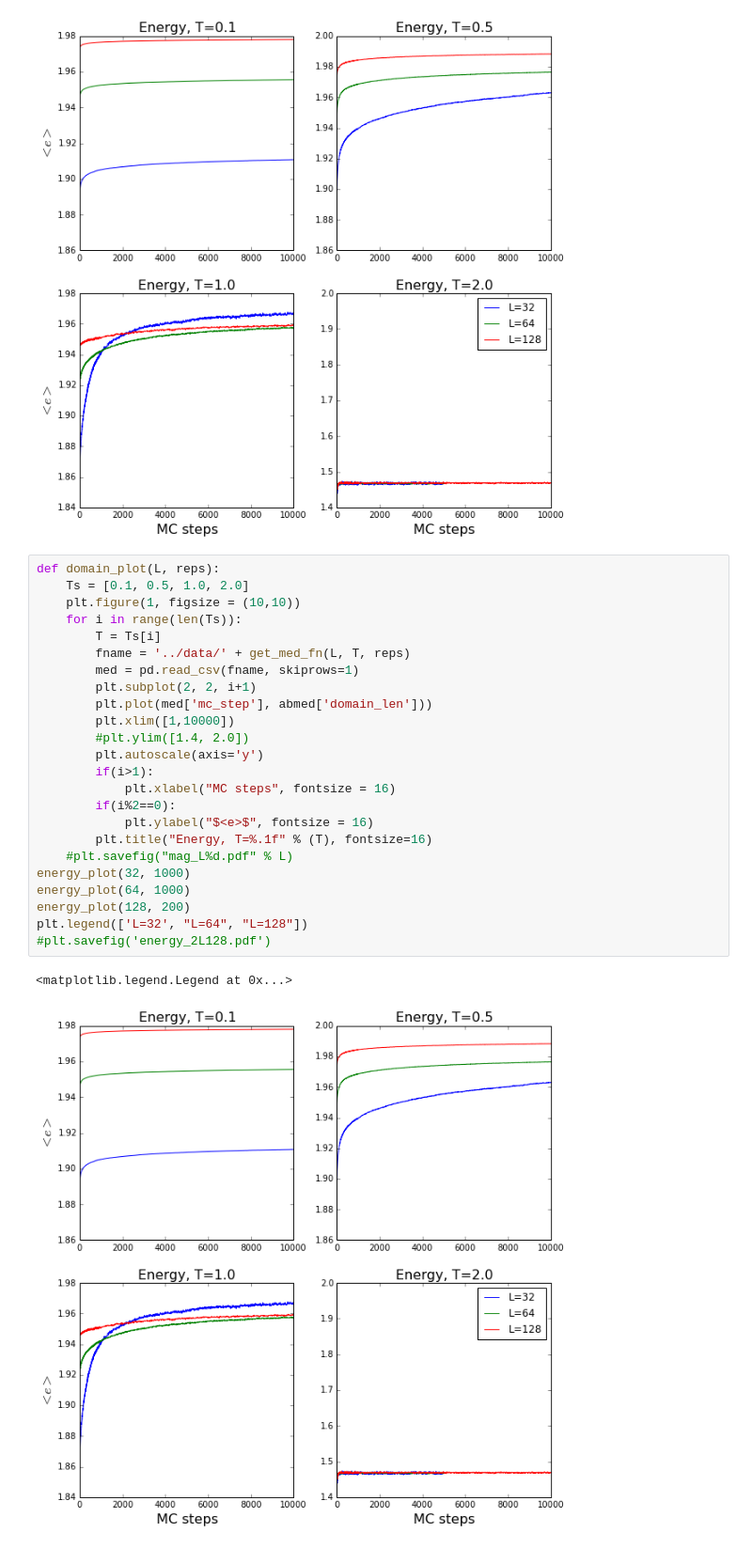
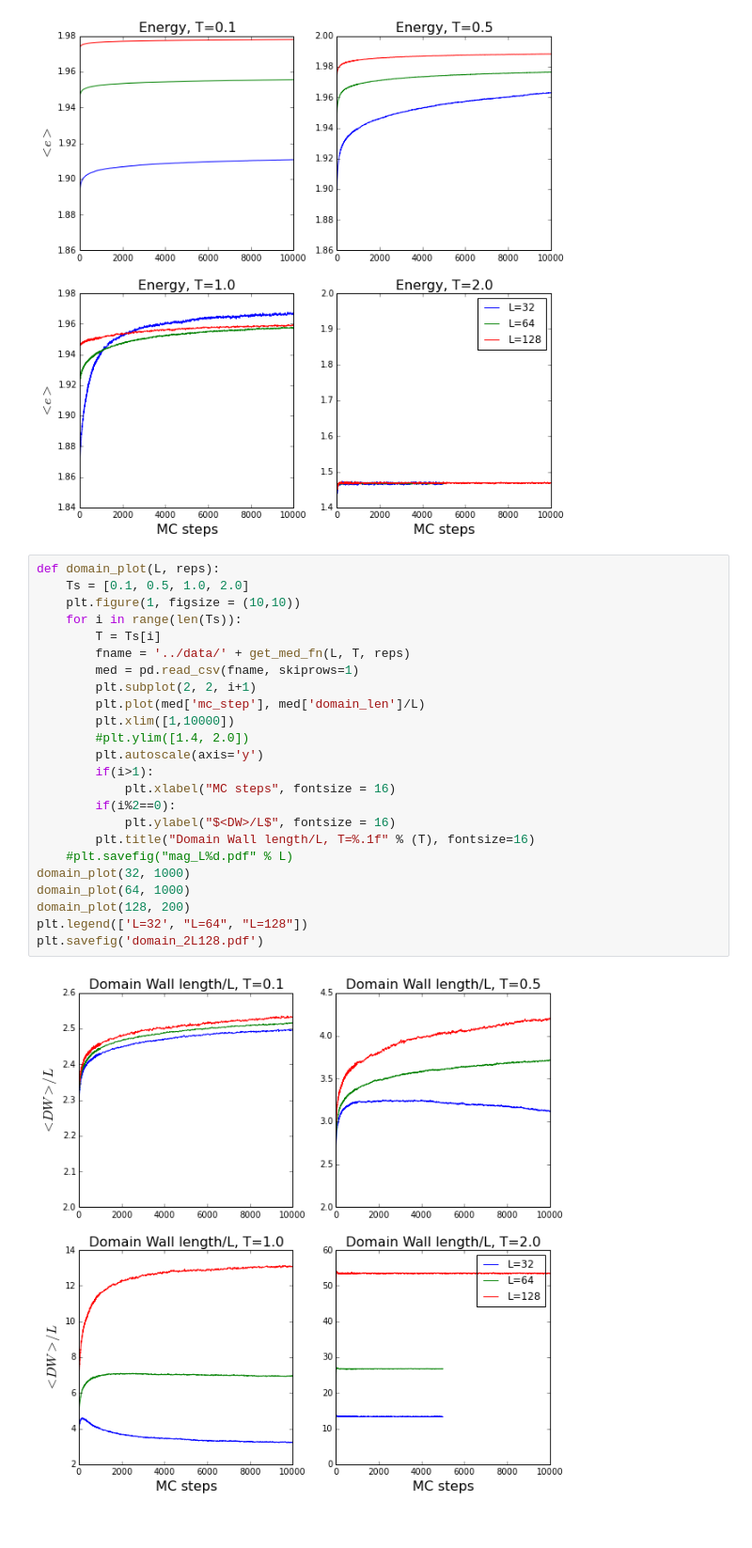
Before and after one commit to seanxiangcheng/RFIM_Simulation, a Jupyter notebook: figs_code/med_spin_plots.py.ipynb, the cells around one changed output. Shown: that part at 94% size. Saved outputs shown, nothing was run; the diff lists cells and outputs as text.

```diff
--- a/figs_code/med_spin_plots.py.ipynb
+++ b/figs_code/med_spin_plots.py.ipynb
@@ -78,27 +79,26 @@ plt.savefig('energy_2L128.pdf')
 # %%
 def domain_plot(L, reps):
     Ts = [0.1, 0.5, 1.0, 2.0]
     plt.figure(1, figsize = (10,10))
     for i in range(len(Ts)):
         T = Ts[i]
         fname = '../data/' + get_med_fn(L, T, reps)
         med = pd.read_csv(fname, skiprows=1)
         plt.subplot(2, 2, i+1)
-        plt.plot(med['mc_step'], abmed['domain_len']))
+        plt.plot(med['mc_step'], med['domain_len']/L)
         plt.xlim([1,10000])
         #plt.ylim([1.4, 2.0])
         plt.autoscale(axis='y')
         if(i>1):
             plt.xlabel("MC steps", fontsize = 16)
         if(i%2==0):
-            plt.ylabel("$<e>$", fontsize = 16)
-        plt.title("Energy, T=%.1f" % (T), fontsize=16)
+            plt.ylabel("$<DW>/L$", fontsize = 16)
+        plt.title("Domain Wall length/L, T=%.1f" % (T), fontsize=16)
     #plt.savefig("mag_L%d.pdf" % L)
-energy_plot(32, 1000)
-energy_plot(64, 1000)
-energy_plot(128, 200)
+domain_plot(32, 1000)
+domain_plot(64, 1000)
+domain_plot(128, 200)
 plt.legend(['L=32', "L=64", "L=128"])
-#plt.savefig('energy_2L128.pdf')
+plt.savefig('domain_2L128.pdf')
 # %% [output]
-<matplotlib.legend.Legend at 0x...>
-[figure, old version]
+[figure, new version]
```
Also changed, not shown: parts of 5 cells of this notebook, 4 other files.
